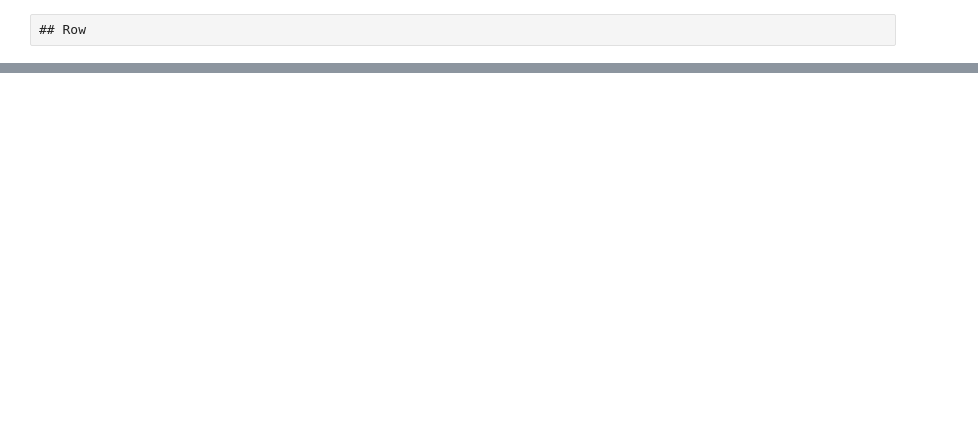
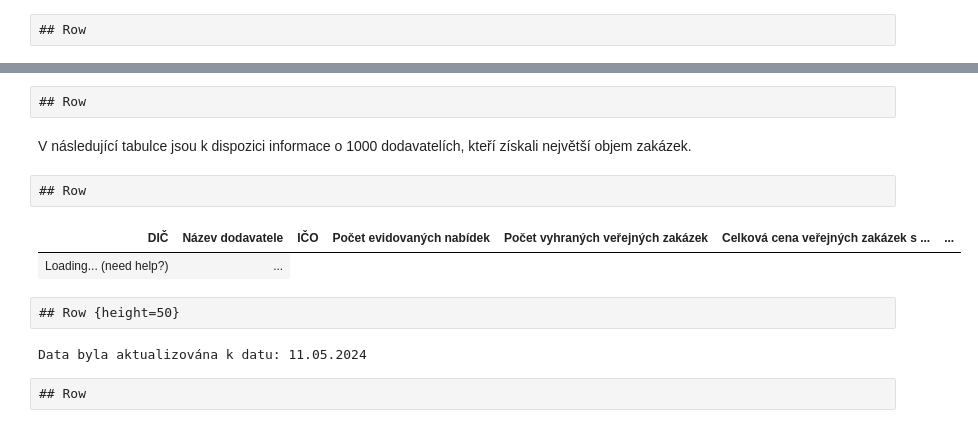
Before and after one commit to opendatalabcz/analysis-public-procurement, a Jupyter notebook: webpages/public_procurements.ipynb, the cells around one changed output, grey strips where cells are left out. Drawn from its saved outputs; the diff is of its cells as text; code cells hidden in the pictures; blank space fills up the shorter version.

```diff
--- a/webpages/public_procurements.ipynb
+++ b/webpages/public_procurements.ipynb
@@ -184,2 +292,22 @@ fig
 # %%
 #| echo: False
+company = dataframes['company']
+offer = dataframes['offer']
+# change index of company to id
+company.set_index('id', inplace=True)
+offer.set_index('id', inplace=True)
+
+# get number of offers for each company
+company['number_of_offers'] = offer.groupby('company_id').size()
+company['number_of_offers'].fillna(0, inplace=True)
+
+company['total_wins'] = pr.groupby('supplier_id').size()
+company['total_wins'].fillna(0, inplace=True)
+
+company['total_price'] = pr.groupby('supplier_id').contract_price_with_amendments_vat.sum()
+company['total_price'].fillna(0, inplace=True)
+
+
+avg_companies_per_procurement = offer.groupby('procurement_id').size().mean()
+mean_offer_price = offer['price'].mean()
+median_offer_price = offer['price'].median()
@@ -185,0 +377,27 @@ fig
+# %% [raw]
+## Row
+# %% [markdown]
+V následující tabulce jsou k dispozici informace o 1000 dodavatelích, kteří získali největší objem zakázek.
+# %% [raw]
+## Row
+# %%
+#| echo: False
+data_show = company.sort_values('total_price', ascending=False).head(1000)
+data_show['mean_contract_price'] = data_show['total_price'] / data_show['total_wins']
+data_show['mean_contract_price'] = data_show['mean_contract_price'].fillna(0)
+data_show.drop(columns=['address_id'], inplace=True)
+data_show.rename(columns={'company_name':'Název dodavatele', 'number_of_offers':'Počet evidovaných nabídek', 'total_wins':'Počet vyhraných veřejných zakázek', 'total_price':'Celková cena veřejných zakázek s DPH [Kč]', 'mean_contract_price':'Průměrná cena vysoutěžené zakázky [Kč]', 'organisation_id' : 'IČO', 'vat_id_number' : 'DIČ'}, inplace=True)
+data_show.fillna('Neuvedeno', inplace=True)
+# %%
+show(data_show, maxBytes=200*1024, showIndex=False, paging=True, search=True, tableClass="table table-bordered", lengthMenu=[10])
+# %% [output]
+| DIČ | Název dodavatele | IČO | Počet evidovaných nabídek | Počet vyhraných veřejných zakázek | Celková cena veřejných zakázek s ... | ... |
+| Loading... (need help?) | ... |
+# %% [raw]
+## Row {height=50}
+# %%
+print(f"Data byla aktualizována k datu: {date_of_actualization.strftime('%d.%m.%Y')}")
+# %% [output]
+Data byla aktualizována k datu: 11.05.2024
+# %% [raw]
+## Row
```
Also changed, not shown: parts of 84 cells of this notebook, 25 other files.
